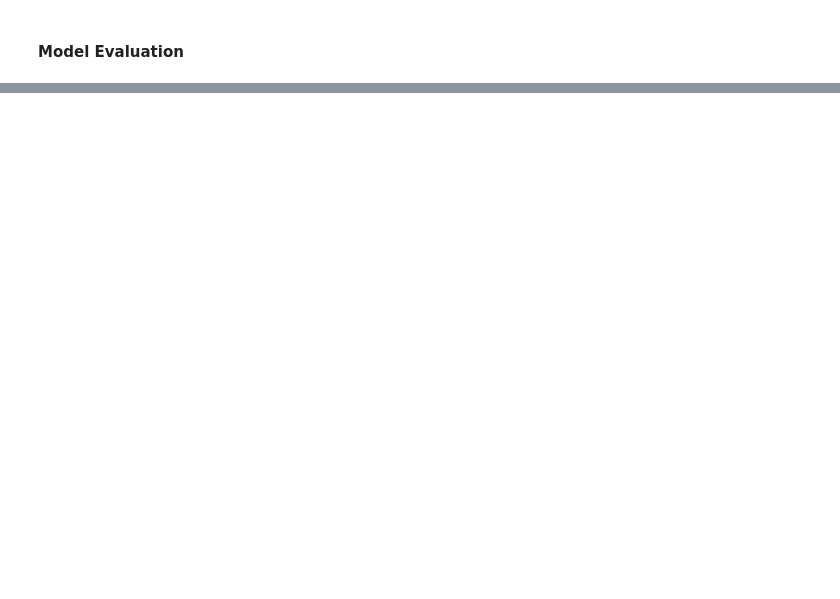
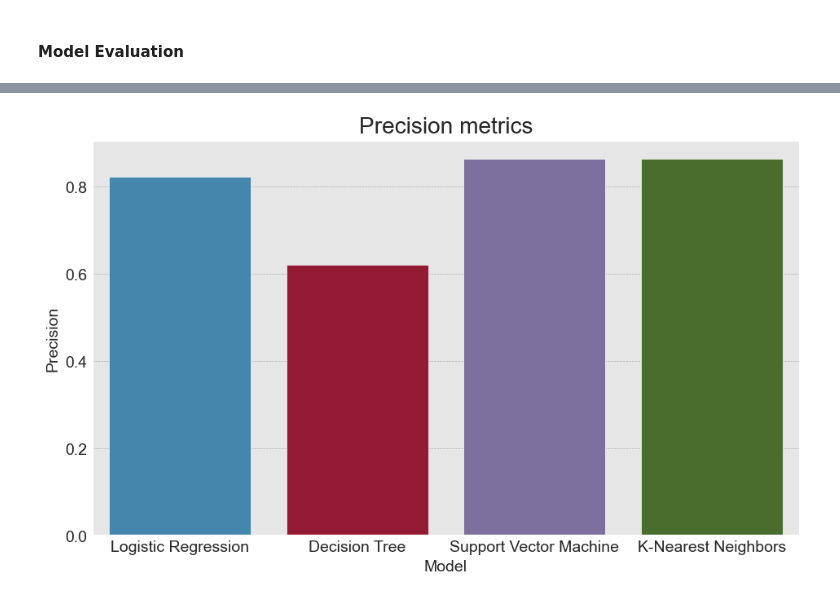
Before and after one commit to scuellaralmagro/employee_attrition_ibm, a Jupyter notebook: ibm_ml.ipynb, the cells around one changed output, grey strips where cells are left out. Saved outputs shown, nothing was run; the diff lists cells and outputs as text; code cells hidden in the pictures; blank space fills up the shorter version.

```diff
--- a/ibm_ml.ipynb
+++ b/ibm_ml.ipynb
@@ -394,0 +501,8 @@ plot_confusion_matrix(y_test, y_predict)
+# %%
+# Plotting the precision metrics
+plt.figure(figsize=(10, 6))
+sns.barplot(data = classification_report, x = 'Model', y = 'Precision')
+plt.title('Precision metrics')
+plt.show()
+# %% [output]
+[figure, added]
```
Also changed, not shown: parts of 42 cells of this notebook.
